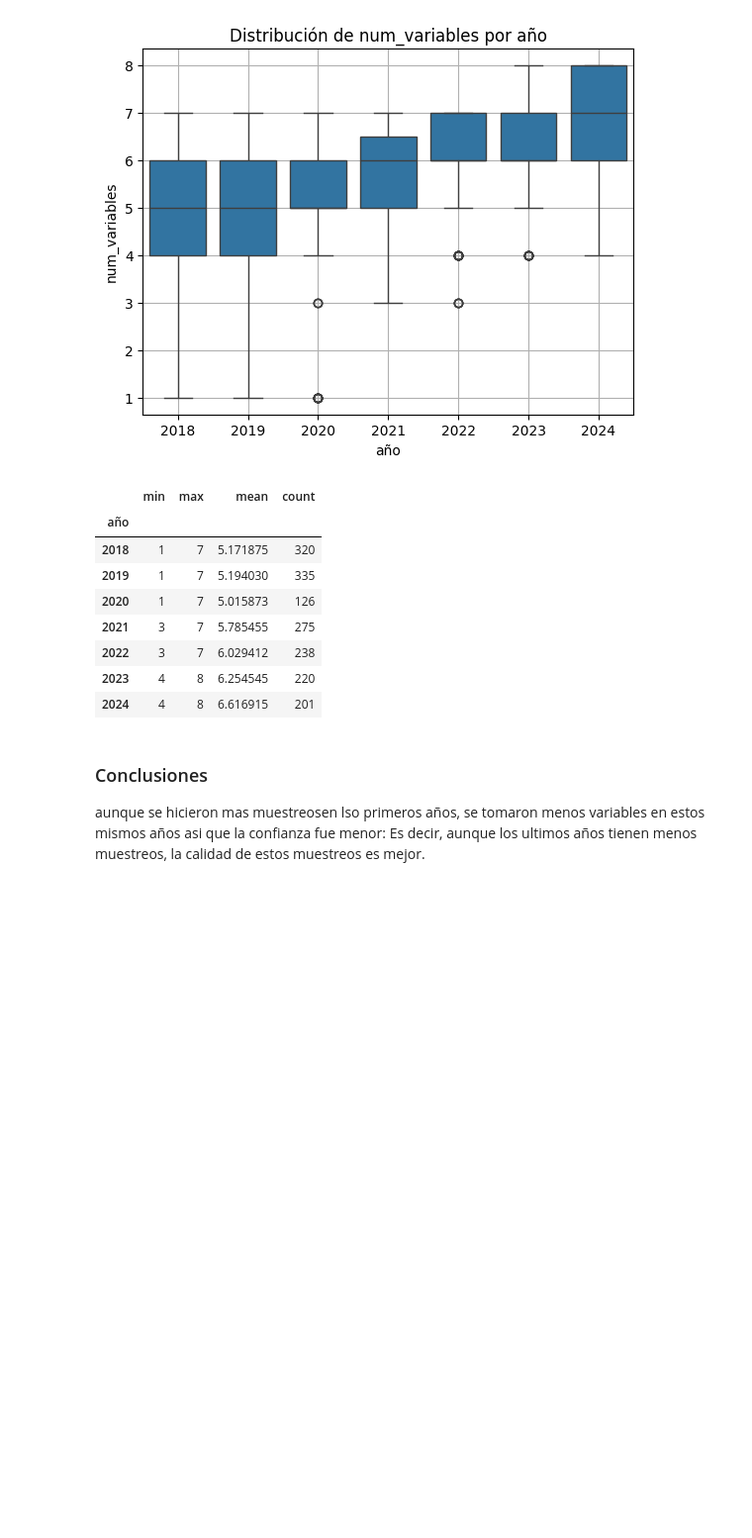
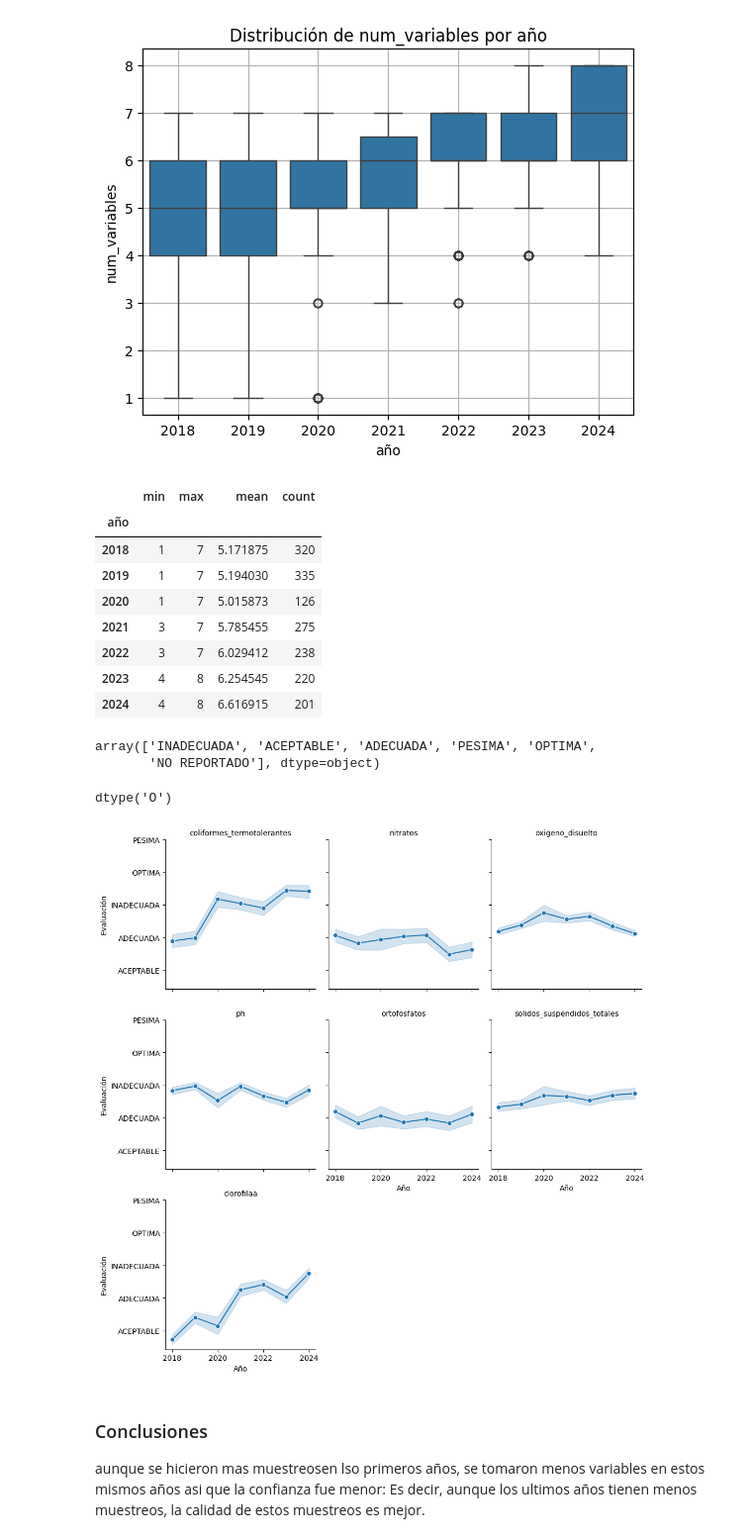
Before and after one commit to catago16/proyectoICAM, a Jupyter notebook: limpieza.ipynb, the cells around one changed output. Shown at 99% size. Saved outputs shown, nothing was run; the diff lists cells and outputs as text; code cells hidden in the pictures; blank space fills up the shorter version.

```diff
--- a/limpieza.ipynb
+++ b/limpieza.ipynb
@@ -9,7 +9,7 @@ import statsmodels.api as sm
 import seaborn as sns
 # %%
 ## Cargar la base de datos y ver las primeras filas con head
-df = pd.read_csv(r'C:\Users\CATALINA\OneDrive\Desktop\proyectoICAM\ReporteICAM.csv')
+df = pd.read_csv(r'C:\Users\RAC-BELLABFES\Desktop\proyectoICAM\ReporteICAM.csv')
 df.head()
 # %% [output]
 |  | ano | muestreo | departamento | estacion | coduer | sustrato | latitud | longitud | ca_cla | ca_cte | ... |
@@ -583,6 +593,71 @@ icam.groupby('año')['num_variables'].agg(['min', 'max', 'mean', 'count'])
 | 2022 | 3 | 7 | 6.029412 | 238 |
 | 2023 | 4 | 8 | 6.254545 | 220 |
 | 2024 | 4 | 8 | 6.616915 | 201 |
+# %%
+pd.unique(icam['icam_calificacion'])
+# %% [output]
+array(['INADECUADA', 'ACEPTABLE', 'ADECUADA', 'PESIMA', 'OPTIMA',
+       'NO REPORTADO'], dtype=object)
+# %%
+icam["evaluacion_coliformes_termotolerantes"].dtype
+# %% [output]
+dtype('O')
+# %%
+
+
+# Listas originales de contaminantes numéricos y evaluaciones categóricas
+Contaminantes = [
+    'coliformes_termotolerantes', 'nitratos', 'oxigeno_disuelto',
+    'ph', 'ortofosfatos','solidos_suspendidos_totales', 'clorofilaa'
+]
+
+eContaminantes = [
+    'evaluacion_coliformes_termotolerantes', 'evaluacion_nitratos',
+    'evaluacion_oxigeno_disuelto', 'evaluacion_ph',
+    'evaluacion_ortofosfatos', 'evaluacion_sst',
+    'evaluacion_clorofilaa'
+]
+
+# Limpiar texto y convertir a mayúsculas (en caso de que haya valores sucios)
+icam[eContaminantes] = icam[eContaminantes].apply(lambda col: col.str.strip().str.upper())
+
+# Obtener categorías únicas sin NaN (limpiar valores NaN antes de ordenar)
+categorias_unicas = pd.unique(icam[eContaminantes].values.ravel())
+categorias_ordenadas = sorted([c for c in categorias_unicas if pd.notna(c)])
+
+# Convertir las columnas de evaluaciones categóricas a un tipo de dato categórico ordenado
+for col in eContaminantes:
+    icam[col] = pd.Categorical(icam[col], categories=categorias_ordenadas, ordered=True)
+
+# Crear DataFrames en formato largo (long format) para valores numéricos y evaluaciones
+df_valores = icam[['año'] + Contaminantes].melt(id_vars='año', var_name='contaminante', value_name='valor_contaminante')
+df_eval = icam[['año'] + eContaminantes].melt(id_vars='año', var_name='evaluacion', value_name='categoria_evaluacion')
+
+# Emparejar las evaluaciones con sus contaminantes correspondientes
+df_eval['contaminante'] = df_valores['contaminante']
+
+# Guardar los nombres de las categorías (evaluaciones)
+df_eval['categoria'] = df_eval['categoria_evaluacion']
+
+# Convertir las categorías a números para que se pueda graficar en un gráfico de líneas
+df_eval['categoria_evaluacion'] = df_eval['categoria_evaluacion'].cat.codes  # Convertir a valores numéricos
+
+# Graficar usando lineplot
+g = sns.FacetGrid(df_eval, col='contaminante', col_wrap=3, sharey=True, height=3.5)
+g.map_dataframe(sns.lineplot, x='año', y='categoria_evaluacion', marker='o')
+
+# Restaurar etiquetas en el eje Y con los nombres de las categorías
+for ax in g.axes.flat:
+    ax.set_yticks(range(len(categorias_ordenadas)))
+    ax.set_yticklabels(categorias_ordenadas)
+
+# Ajustes visuales
+g.set_titles("{col_name}")
+g.set_axis_labels("Año", "Evaluación")
+plt.tight_layout()
+plt.show()
+# %% [output]
+[figure, added]
 # %% [markdown]
 <h3> Conclusiones </h3>
 aunque se hicieron mas muestreosen lso primeros años, se tomaron menos variables en estos mismos años asi que la confianza fue menor: Es decir, aunque los ultimos años tienen menos muestreos, la calidad de estos muestreos es mejor.
```
Also changed, not shown: parts of 2 cells of this notebook, 1 other file.
